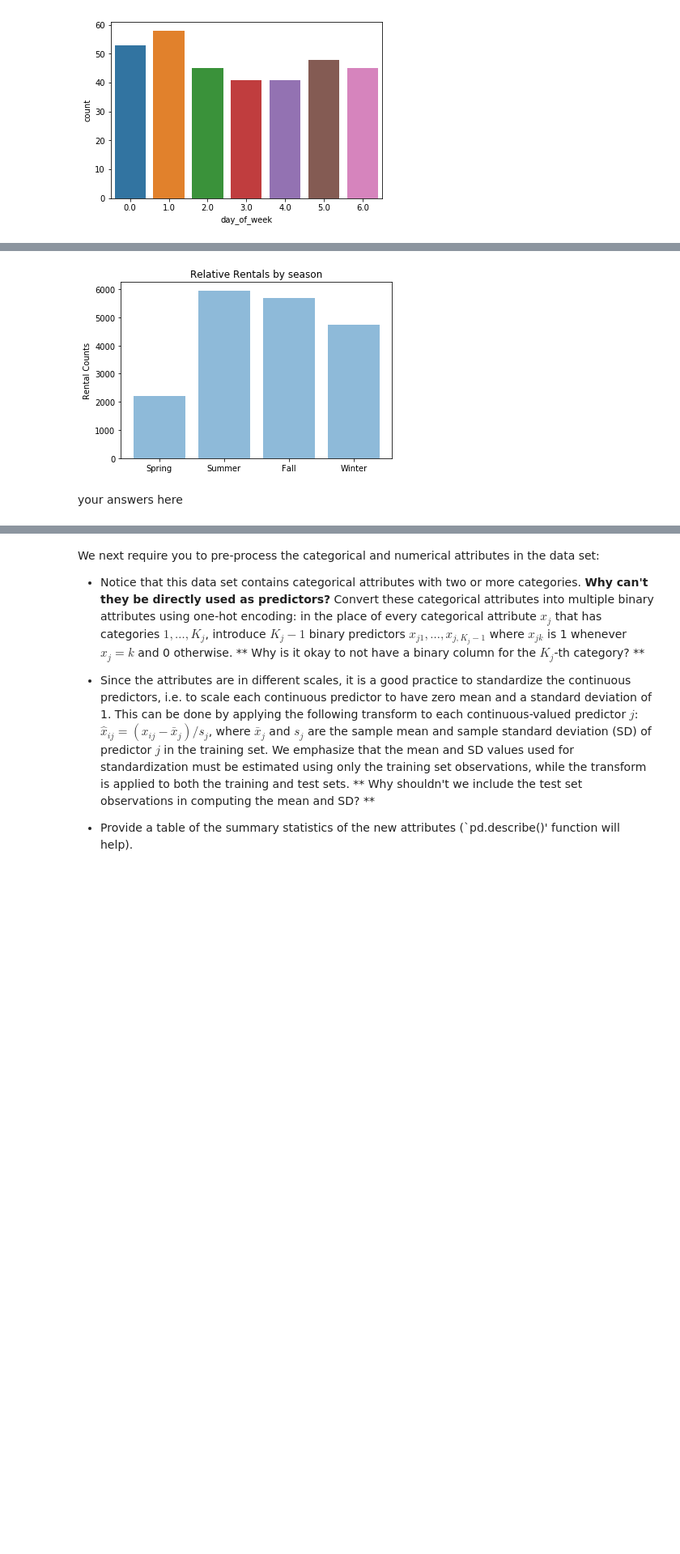
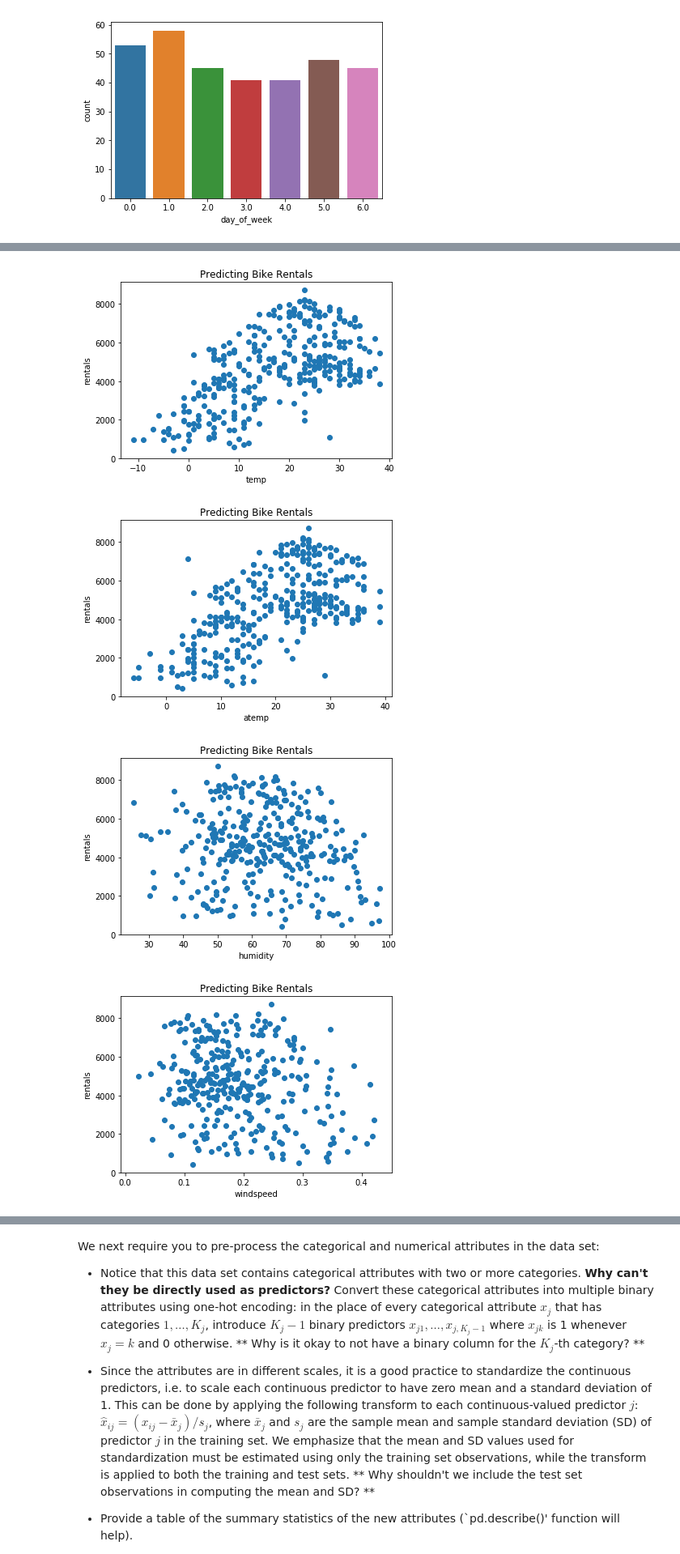
Before and after one commit to Sahith-8055/20186008_DataScience, a Jupyter notebook: Week-2/Project/cs109a_hw3.ipynb, the cells around one changed output, grey strips where cells are left out. Shown at 81% size. Drawn from its saved outputs; the diff is of its cells as text; code cells hidden in the pictures; blank space fills up the shorter version.

```diff
--- a/Week-2/Project/cs109a_hw3.ipynb
+++ b/Week-2/Project/cs109a_hw3.ipynb
@@ -251,52 +313,24 @@ plt.show()
-# %%
-#for getting the average rentals on working day and non-working data
-
-avg2 = [0, 0, 0, 0]
-
-objects = ('1', '2', '3', '4')
-
-y_pos = np.arange(len(objects))
-
-#check for the non-working day and sum of bike rentals on working day same for working day
-
-day2 = [train_data.loc[train_data['season'] == 1, 'rentals'].sum()]
-
-day2.append(train_data.loc[train_data['season'] == 2,'rentals'].sum())
-
-day2.append(train_data.loc[train_data['season'] == 3,'rentals'].sum())
-
-day2.append(train_data.loc[train_data['season'] == 4,'rentals'].sum())
-
-
-# number_of_entries = list(pd.value_counts(train['workingday'].values, sort=False))
-# number_of_entries = list(reversed(number_of_entries))
-
-freq2 = train_data['season'].value_counts()
-
-#print(number_of_entries)
-
-
-# print(avg2)
-# print(day2)
-# print(freq2)
-# print(freq2.iat[0])
-# print(freq2.iat[1])
-# print(freq2.iat[2])
-# print(freq2.iat[3])
-# freq2.iat[1]
-avg2[0] = day2[0]/freq2.iat[1]
-
-avg2[1] = day2[1]/freq2.iat[3]
-avg2[2] = day2[2]/freq2.iat[0]
-avg2[3] = day2[3]/freq2.iat[2]
-
-
-plt.bar(y_pos, avg2, align='center', alpha=0.5)
-plt.xticks(y_pos, ['Spring', 'Summer', 'Fall', 'Winter'])
-plt.ylabel('Rental Counts')
-plt.title('Relative Rentals by season')
-plt.show()
-# %% [output]
-[figure, removed]
-# %% [markdown]
-your answers here
+# %%
+factors = ['temp', 'atemp', 'humidity', 'windspeed']
+i = 0
+k_list = []
+rtrain_list = []
+rtest_list = []
+for i, k in enumerate(factors):
+
+    x = train_data[k]
+    x = x.values.reshape(-1, 1)
+    y = train_data['rentals']
+    y = y.values.reshape(-1, 1)
+
+    # Build graph
+    plt.scatter(x, y)
+    plt.xlabel(k)
+    plt.ylabel('rentals')
+    plt.title('Predicting Bike Rentals')
+    plt.show()
+# %% [output]
+[figure, added]
+[figure, added]
+[figure, added]
+[figure, added]
```
Also changed, not shown: parts of 28 cells of this notebook.
